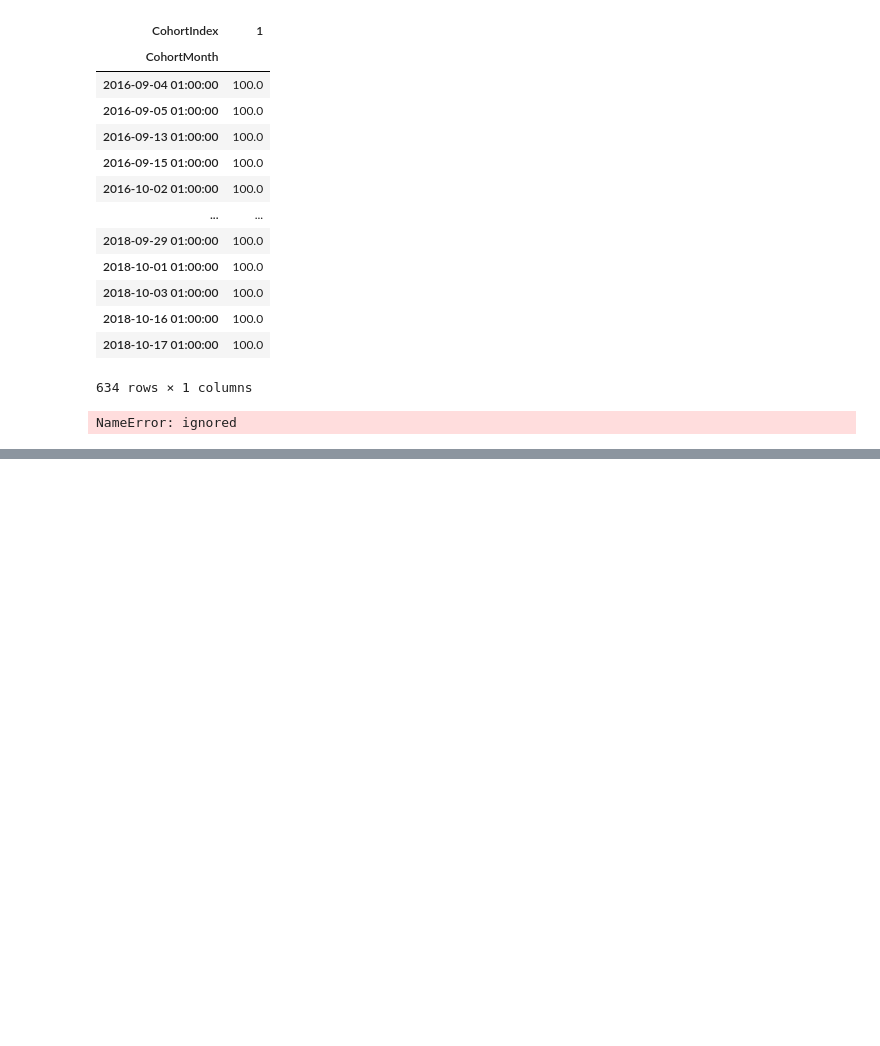
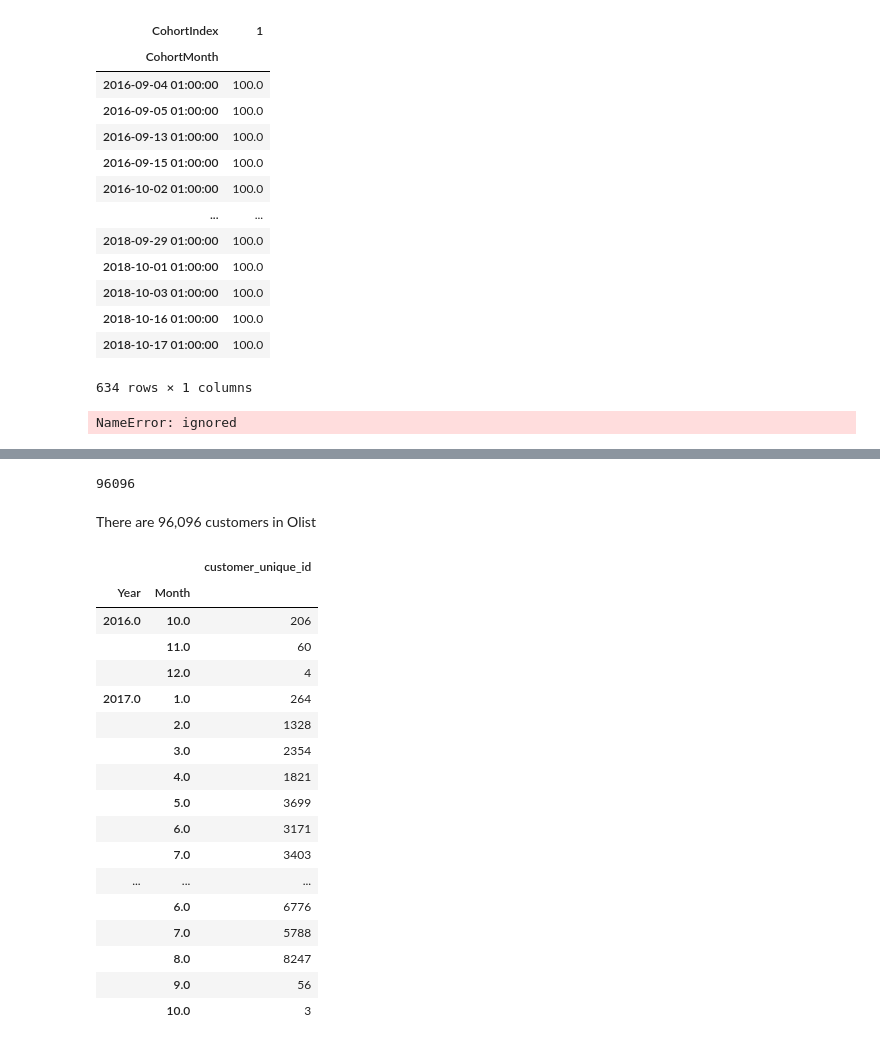
Before and after one commit to kanjamwingirwa/Olist, a Jupyter notebook: Olist_Analysis_Revised.ipynb, the cells around one changed output, grey strips where cells are left out. Saved outputs shown, nothing was run; the diff lists cells and outputs as text; code cells hidden in the pictures; blank space fills up the shorter version.

```diff
--- a/Olist_Analysis_Revised.ipynb
+++ b/Olist_Analysis_Revised.ipynb
@@ -1657,0 +1669,3 @@ NameError: ignored
+# %%
+orders_df = pd.read_csv('/content/olist_orders_dataset.csv')
+orders_df.head(5)
@@ -1657,0 +1713,32 @@ NameError: ignored
+# %%
+total_customers = active_customers_df['customer_unique_id'].nunique()
+print(total_customers)
+# %% [output]
+96096
+# %% [markdown]
+There are 96,096 customers in Olist
+# %%
+#df_monthly_active = active_customers_df.groupby('Month')['customer_unique_id'].nunique().reset_index()
+#df_monthly_active.plot(kind='bar')
+df_monthly_active = active_customers_df[['Month','Year','customer_unique_id']]
+df_monthly_active = pd.DataFrame(df_monthly_active.groupby(['Year','Month'])['customer_unique_id'].nunique())
+df_monthly_active.sort_values(by=['Year','Month','customer_unique_id'], ascending=True)
+# %% [output]
+|  |  | customer_unique_id |
+| Year | Month |  |
+| 2016.0 | 10.0 | 206 |
+|  | 11.0 | 60 |
+|  | 12.0 | 4 |
+| 2017.0 | 1.0 | 264 |
+|  | 2.0 | 1328 |
+|  | 3.0 | 2354 |
+|  | 4.0 | 1821 |
+|  | 5.0 | 3699 |
+|  | 6.0 | 3171 |
+|  | 7.0 | 3403 |
+| ... | ... | ... |
+|  | 6.0 | 6776 |
+|  | 7.0 | 5788 |
+|  | 8.0 | 8247 |
+|  | 9.0 | 56 |
+|  | 10.0 | 3 |
```
Also changed, not shown: parts of 7 cells of this notebook.
